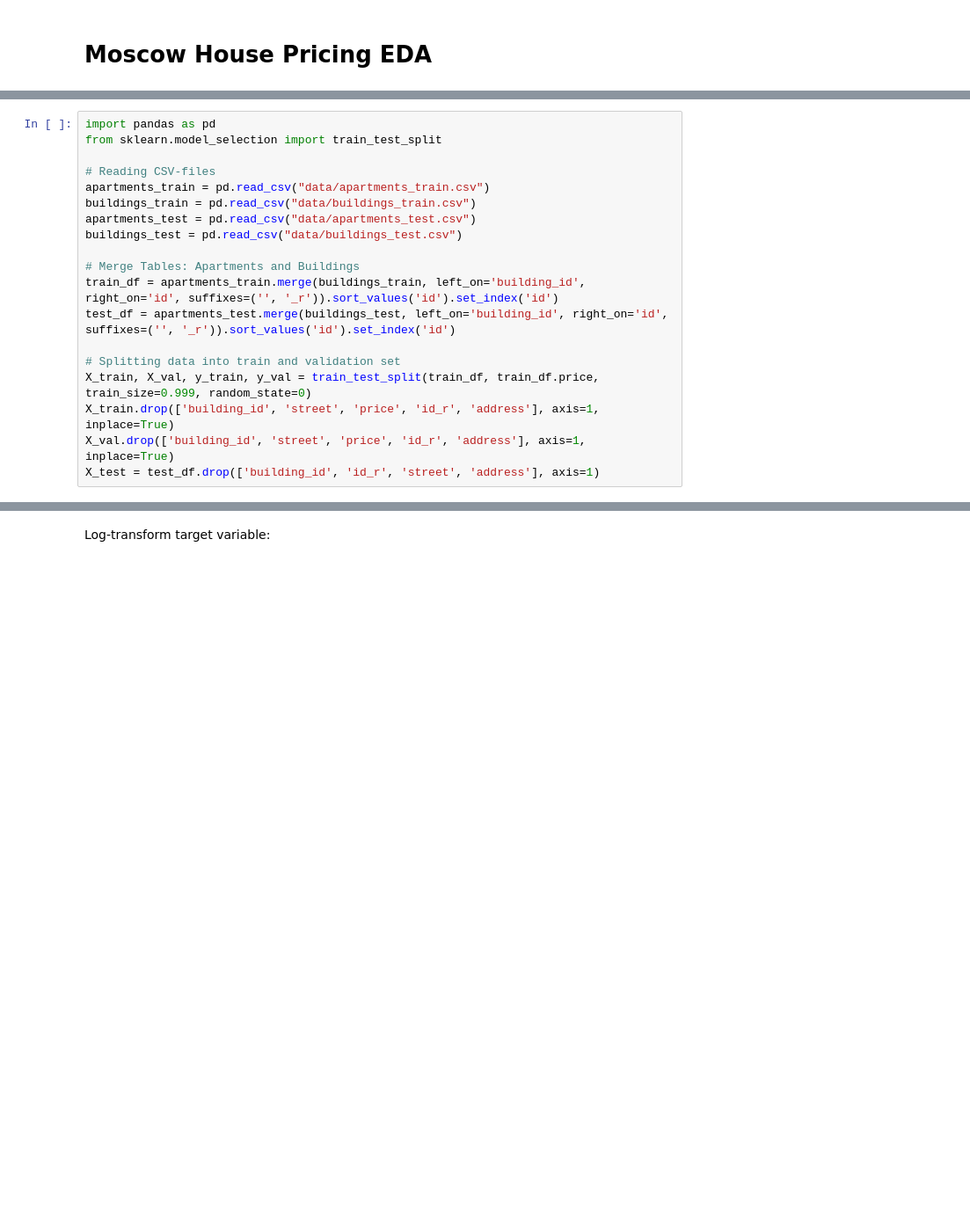
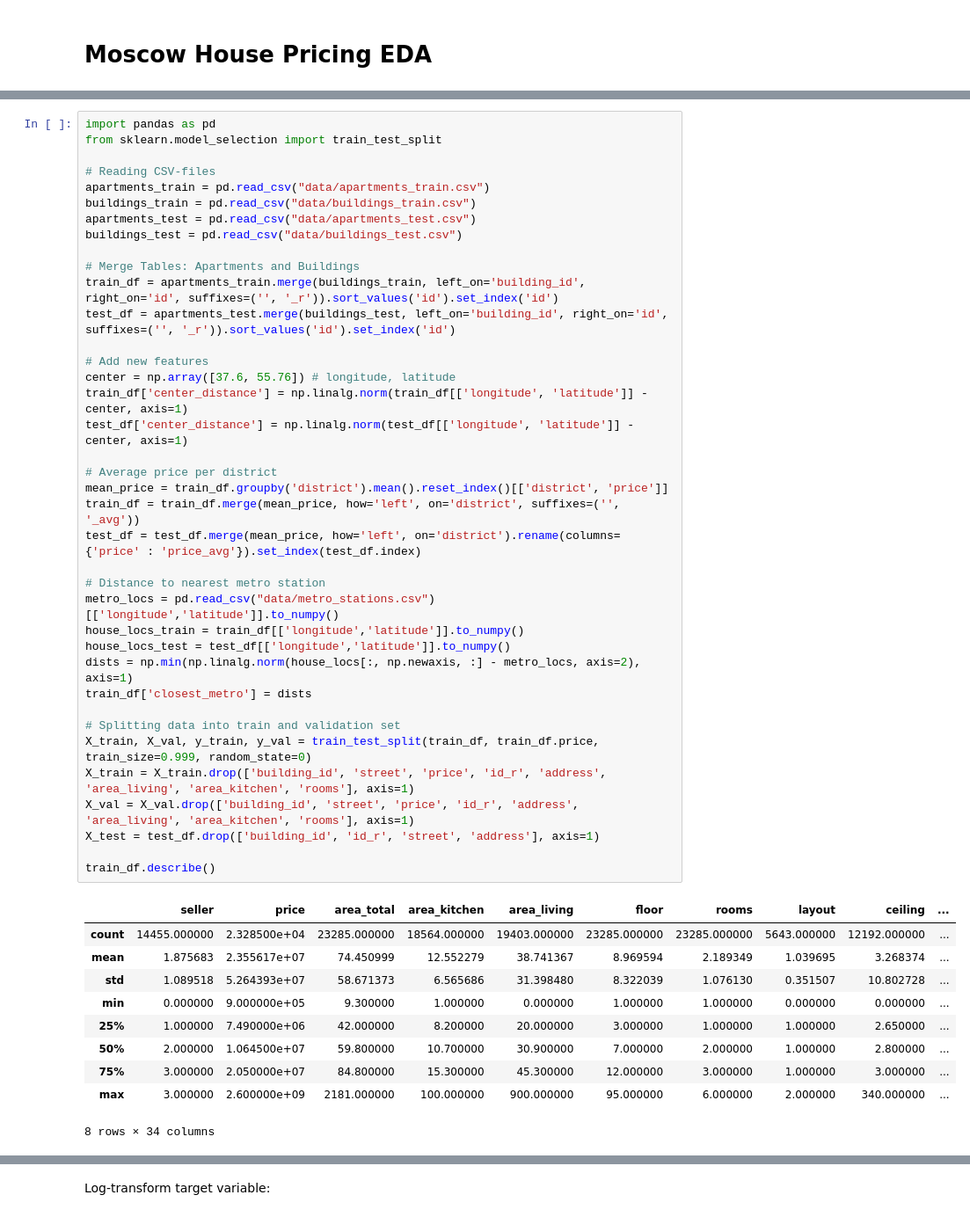
Before and after one commit to kirill-menke/house-pricing-prediction, a Jupyter notebook: eda.ipynb, the cells around one changed output, grey strips where cells are left out. Shown at 88% size. Drawn from its saved outputs; the diff is of its cells as text; blank space fills up the shorter version.

```diff
--- a/eda.ipynb
+++ b/eda.ipynb
@@ -5,19 +5,49 @@
 # %%
 import pandas as pd
 from sklearn.model_selection import train_test_split
 
 # Reading CSV-files
 apartments_train = pd.read_csv("data/apartments_train.csv")
 buildings_train = pd.read_csv("data/buildings_train.csv")
 apartments_test = pd.read_csv("data/apartments_test.csv")
 buildings_test = pd.read_csv("data/buildings_test.csv")
 
 # Merge Tables: Apartments and Buildings
 train_df = apartments_train.merge(buildings_train, left_on='building_id', right_on='id', suffixes=('', '_r')).sort_values('id').set_index('id')
 test_df = apartments_test.merge(buildings_test, left_on='building_id', right_on='id', suffixes=('', '_r')).sort_values('id').set_index('id')
 
+# Add new features
+center = np.array([37.6, 55.76]) # longitude, latitude
+train_df['center_distance'] = np.linalg.norm(train_df[['longitude', 'latitude']] - center, axis=1)
+test_df['center_distance'] = np.linalg.norm(test_df[['longitude', 'latitude']] - center, axis=1)
+
+# Average price per district
+mean_price = train_df.groupby('district').mean().reset_index()[['district', 'price']]
+train_df = train_df.merge(mean_price, how='left', on='district', suffixes=('', '_avg'))
+test_df = test_df.merge(mean_price, how='left', on='district').rename(columns={'price' : 'price_avg'}).set_index(test_df.index)
+
+# Distance to nearest metro station
+metro_locs = pd.read_csv("data/metro_stations.csv")[['longitude','latitude']].to_numpy()
+house_locs_train = train_df[['longitude','latitude']].to_numpy()
+house_locs_test = test_df[['longitude','latitude']].to_numpy()
+dists = np.min(np.linalg.norm(house_locs[:, np.newaxis, :] - metro_locs, axis=2), axis=1)
+train_df['closest_metro'] = dists
+
 # Splitting data into train and validation set
 X_train, X_val, y_train, y_val = train_test_split(train_df, train_df.price, train_size=0.999, random_state=0)
-X_train.drop(['building_id', 'street', 'price', 'id_r', 'address'], axis=1, inplace=True)
-X_val.drop(['building_id', 'street', 'price', 'id_r', 'address'], axis=1, inplace=True)
+X_train = X_train.drop(['building_id', 'street', 'price', 'id_r', 'address', 'area_living', 'area_kitchen', 'rooms'], axis=1)
+X_val = X_val.drop(['building_id', 'street', 'price', 'id_r', 'address', 'area_living', 'area_kitchen', 'rooms'], axis=1)
 X_test = test_df.drop(['building_id', 'id_r', 'street', 'address'], axis=1)
+
+train_df.describe()
+# %% [output]
+|  | seller | price | area_total | area_kitchen | area_living | floor | rooms | layout | ceiling | ... |
+| count | 14455.000000 | 2.328500e+04 | 23285.000000 | 18564.000000 | 19403.000000 | 23285.000000 | 23285.000000 | 5643.000000 | 12192.000000 | ... |
+| mean | 1.875683 | 2.355617e+07 | 74.450999 | 12.552279 | 38.741367 | 8.969594 | 2.189349 | 1.039695 | 3.268374 | ... |
+| std | 1.089518 | 5.264393e+07 | 58.671373 | 6.565686 | 31.398480 | 8.322039 | 1.076130 | 0.351507 | 10.802728 | ... |
+| min | 0.000000 | 9.000000e+05 | 9.300000 | 1.000000 | 0.000000 | 1.000000 | 1.000000 | 0.000000 | 0.000000 | ... |
+| 25% | 1.000000 | 7.490000e+06 | 42.000000 | 8.200000 | 20.000000 | 3.000000 | 1.000000 | 1.000000 | 2.650000 | ... |
+| 50% | 2.000000 | 1.064500e+07 | 59.800000 | 10.700000 | 30.900000 | 7.000000 | 2.000000 | 1.000000 | 2.800000 | ... |
+| 75% | 3.000000 | 2.050000e+07 | 84.800000 | 15.300000 | 45.300000 | 12.000000 | 3.000000 | 1.000000 | 3.000000 | ... |
+| max | 3.000000 | 2.600000e+09 | 2181.000000 | 100.000000 | 900.000000 | 95.000000 | 6.000000 | 2.000000 | 340.000000 | ... |
+8 rows × 34 columns
```
Also changed, not shown: parts of 10 cells of this notebook, 5 other files.
